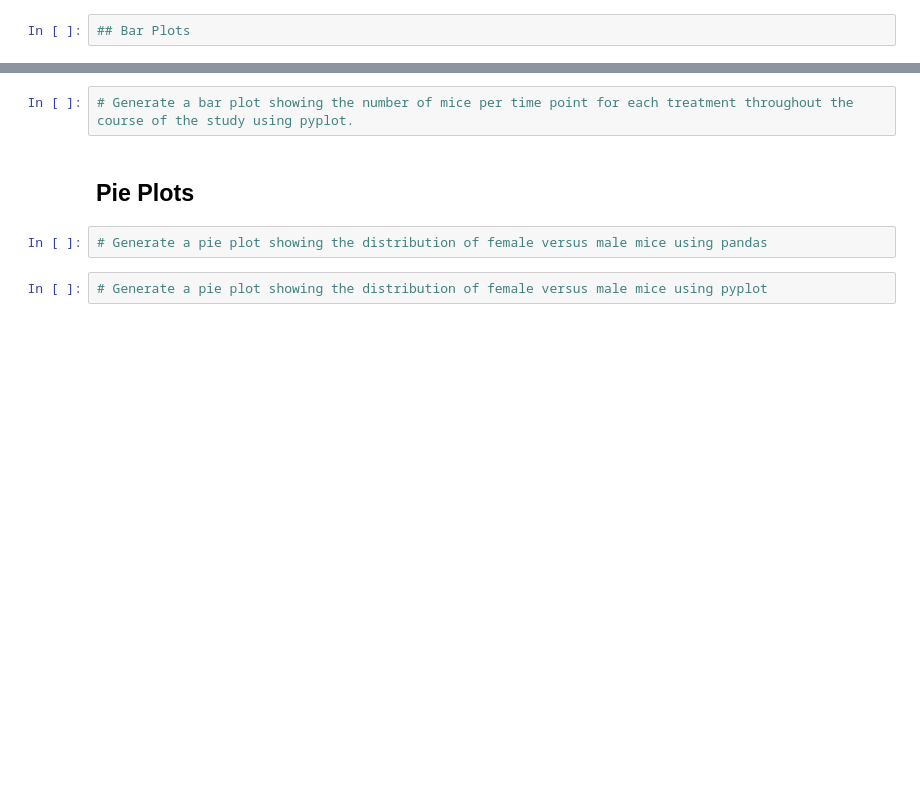
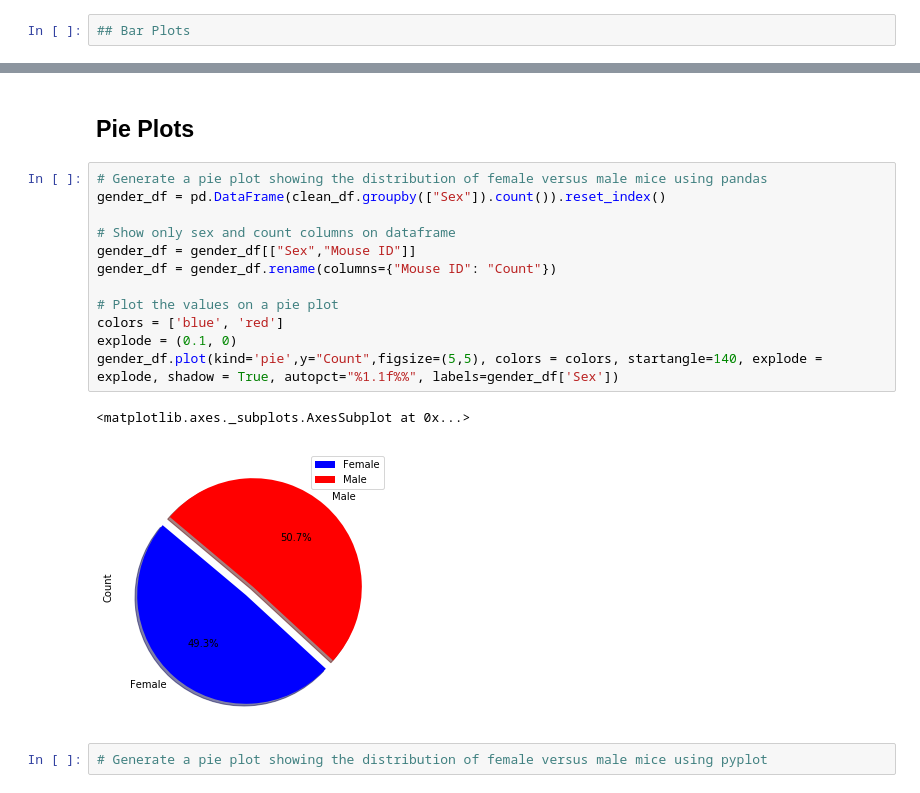
Before and after one commit to Jdahruj/matplotlib-challenge, a Jupyter notebook: Pymaceuticals/pymaceuticals_starter.ipynb, the cells around one changed output, grey strips where cells are left out. Drawn from its saved outputs; the diff is of its cells as text; blank space fills up the shorter version.

```diff
--- a/Pymaceuticals/pymaceuticals_starter.ipynb
+++ b/Pymaceuticals/pymaceuticals_starter.ipynb
@@ -105,9 +135,20 @@ plt.ylim(0, max(clean_df["Inches"])+10)
-# %%
-# Generate a bar plot showing the number of mice per time point for each treatment throughout the course of the study using pyplot.
 # %% [markdown]
 ## Pie Plots
-# %%
-# Generate a pie plot showing the distribution of female versus male mice using pandas
+# %%
+# Generate a pie plot showing the distribution of female versus male mice using pandas
+gender_df = pd.DataFrame(clean_df.groupby(["Sex"]).count()).reset_index()
+
+# Show only sex and count columns on dataframe
+gender_df = gender_df[["Sex","Mouse ID"]]
+gender_df = gender_df.rename(columns={"Mouse ID": "Count"})
+
+# Plot the values on a pie plot
+colors = ['blue', 'red']
+explode = (0.1, 0)
+gender_df.plot(kind='pie',y="Count",figsize=(5,5), colors = colors, startangle=140, explode = explode, shadow = True, autopct="%1.1f%%", labels=gender_df['Sex'])
+# %% [output]
+<matplotlib.axes._subplots.AxesSubplot at 0x...>
+[figure, added]
 # %%
 # Generate a pie plot showing the distribution of female versus male mice using pyplot
 # %% [markdown]
```
Also changed, not shown: parts of 2 cells of this notebook.
